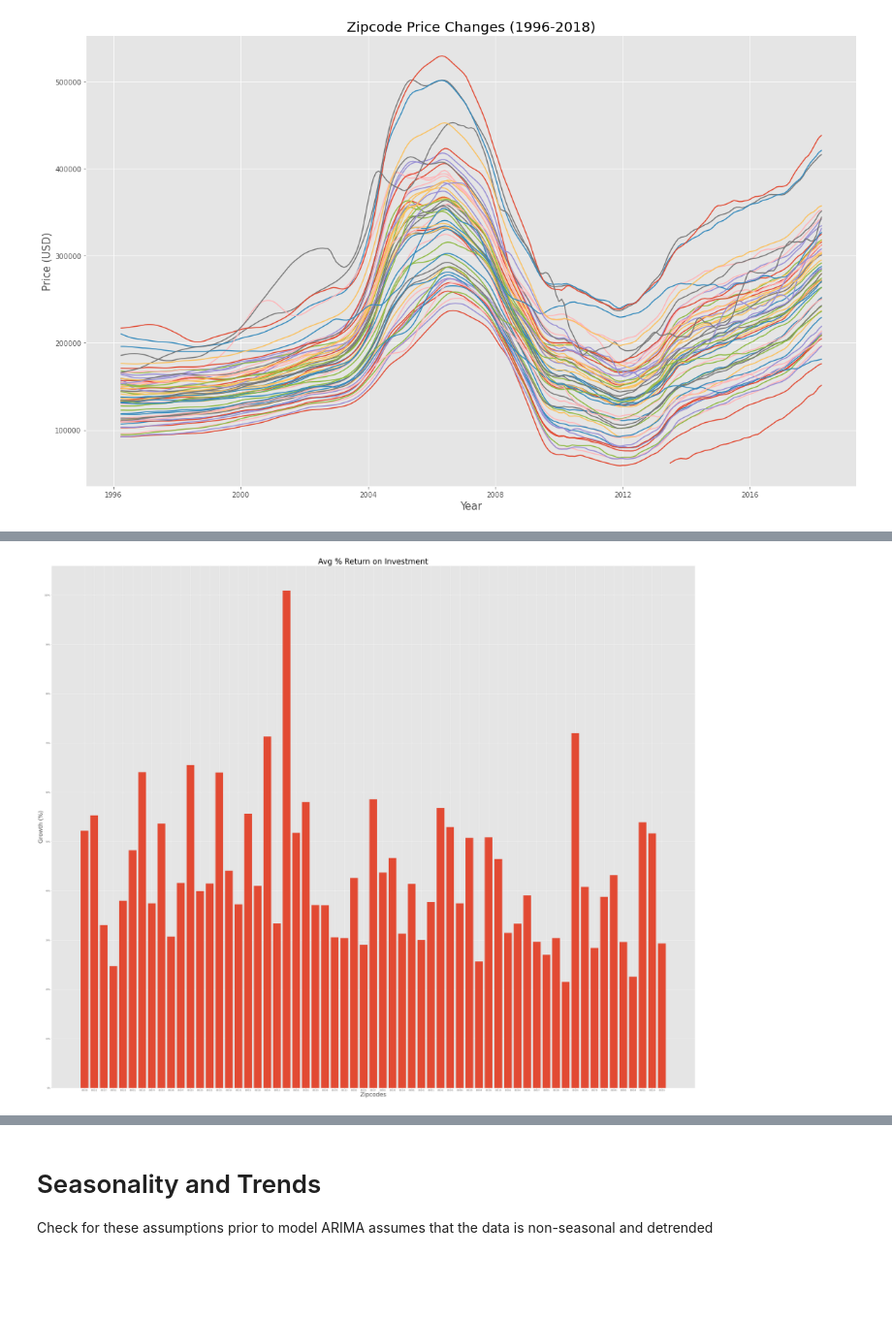
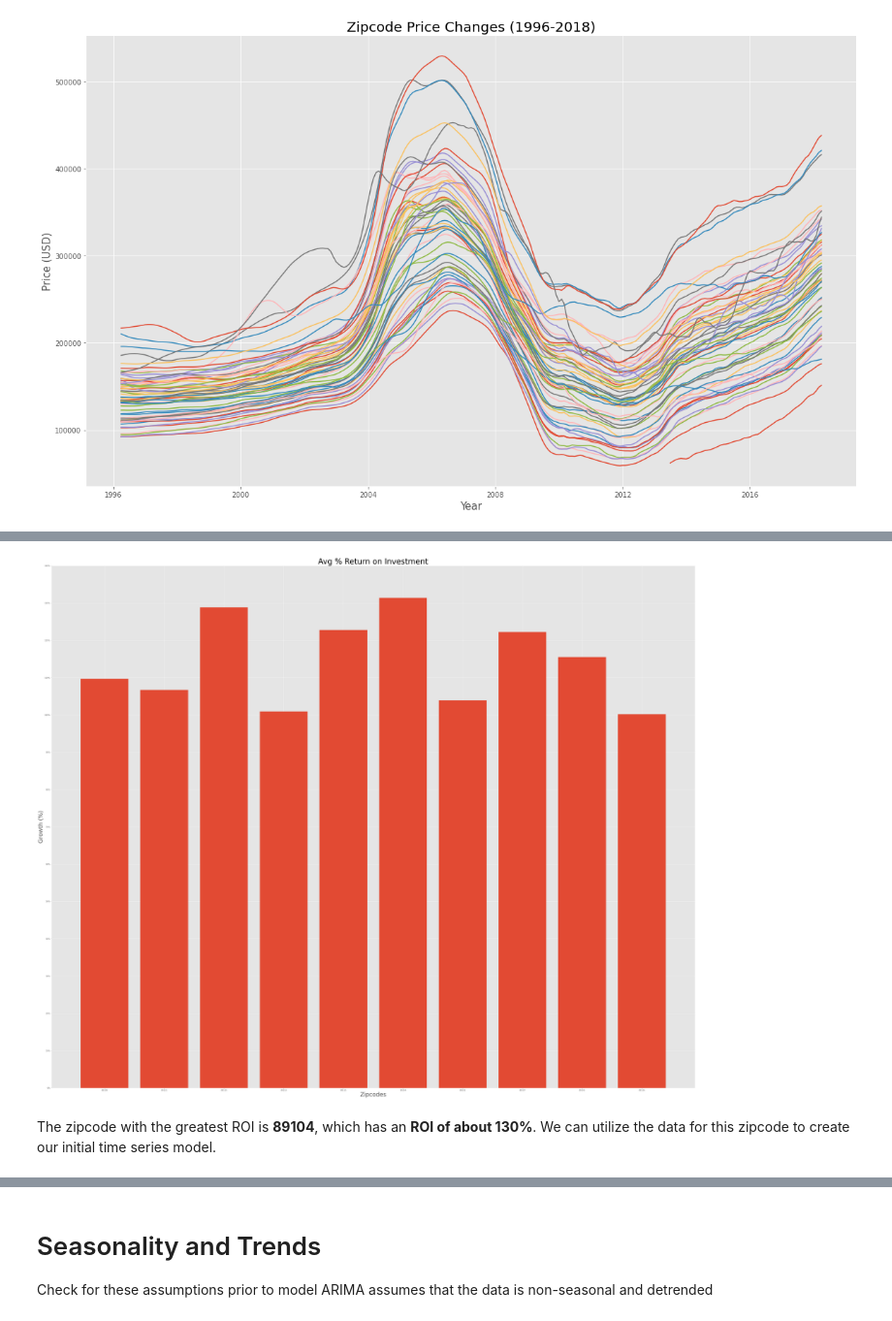
Before and after one commit to jbenedito99/Zipcode-Time-Series-Modeling, a Jupyter notebook: time-series/notebook.ipynb, the cells around one changed output, grey strips where cells are left out. Shown at 97% size. Drawn from its saved outputs; the diff is of its cells as text; code cells hidden in the pictures; blank space fills up the shorter version.

Commit message:
Finished data exploration

```diff
--- a/time-series/notebook.ipynb
+++ b/time-series/notebook.ipynb
@@ -192,6 +192,6 @@ Prior to creating a time series model, I want to look at ROI since 2013. Given t
 # %%
 # creating 5_yr_ROI col in clark_df
-clark_df['5_yr_ROI'] = (clark_df['2018-04'] - clark_df['2014-07'])/(clark_df['2014-07'])
+clark_df['5_yr_ROI'] = (clark_df['2018-04'] - clark_df['2013-04'])/(clark_df['2013-04'])
 clark_df['5_yr_ROI']
 # %% [output]
 A value is trying to be set on a copy of a slice from a DataFrame.
@@ -217,0 +214,4 @@ clark_df['5_yr_ROI'].max()
+# %%
+# creating filtered clark_df that only includes zipcodes that have 5_yr_ROI greater than 1.0 (100%)
+clark_df_filtered = clark_df[clark_df['5_yr_ROI']>=1.0]
+clark_df_filtered
@@ -218,20 +231,25 @@ clark_df['5_yr_ROI'].max()
 # %%
+# Code adapted from Sanjit Varma
+# Source: https://github.com/sanjitva/Zillow-TimeSeries-Modeling/blob/main/final_notebook.ipynb
+
 # plotting ROI for each zipcode
 
 fig, ax = plt.subplots(figsize=(60,50))
 
-x_labels = [str(a) for a in clark_df['RegionName']]
-x = list(range(1,62))
-y = [a for a in clark_df['5_yr_ROI']]
+x_labels = [str(a) for a in clark_df_filtered['RegionName']]
+x = list(range(1,11))
+y = [a for a in clark_df_filtered['5_yr_ROI']]
 
 ax.bar(x,y)
 
 ax.set_xticks(x)
 ax.set_xticklabels(x_labels)
-ax.set_yticks([a/10 for a in list(range(0,11,1))])
-ax.set_yticklabels([str(a*10)+'%' for a in list(range(0,11,1))])
+ax.set_yticks([a/10 for a in list(range(0,15,1))])
+ax.set_yticklabels([str(a*10)+'%' for a in list(range(0,15,1))])
 ax.set_ylabel('Growth (%)', fontsize='30')
 ax.set_xlabel('Zipcodes', fontsize='30')
 ax.set_title('Avg % Return on Investment',fontsize='40');
 # %% [output]
-[figure, old version]
+[figure, new version]
+# %% [markdown]
+The zipcode with the greatest ROI is <b>89104</b>, which has an <b>ROI of about 130%</b>. We can utilize the data for this zipcode to create our initial time series model.
```
Also changed, not shown: parts of 12 cells of this notebook.
